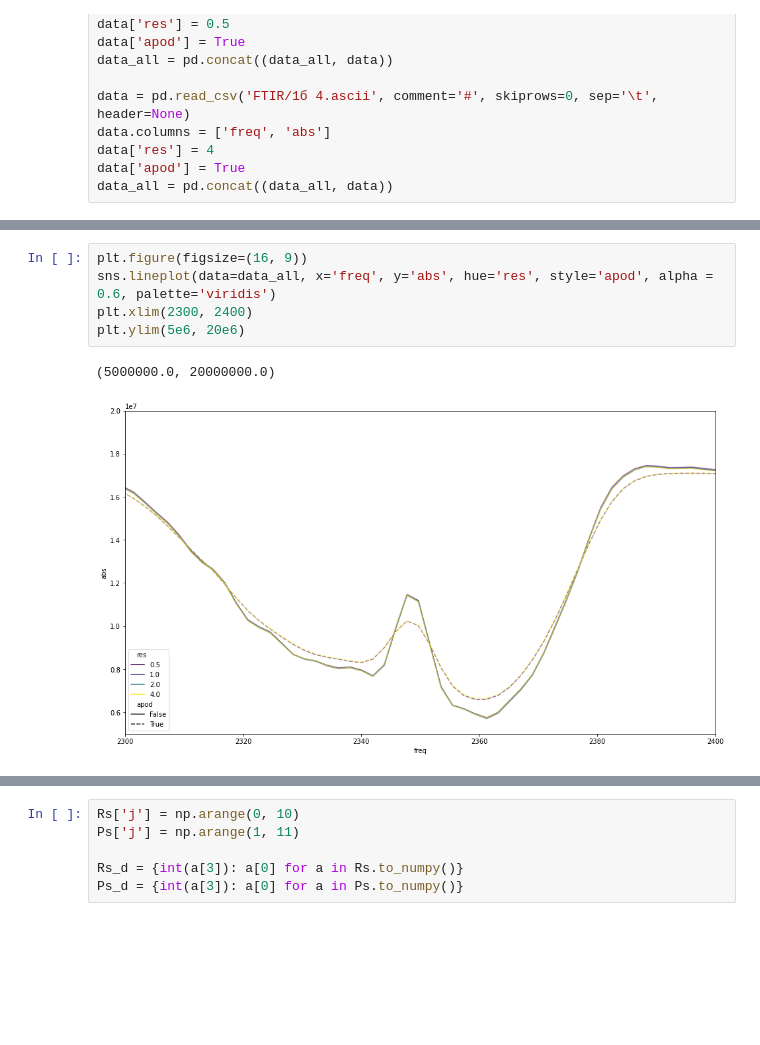
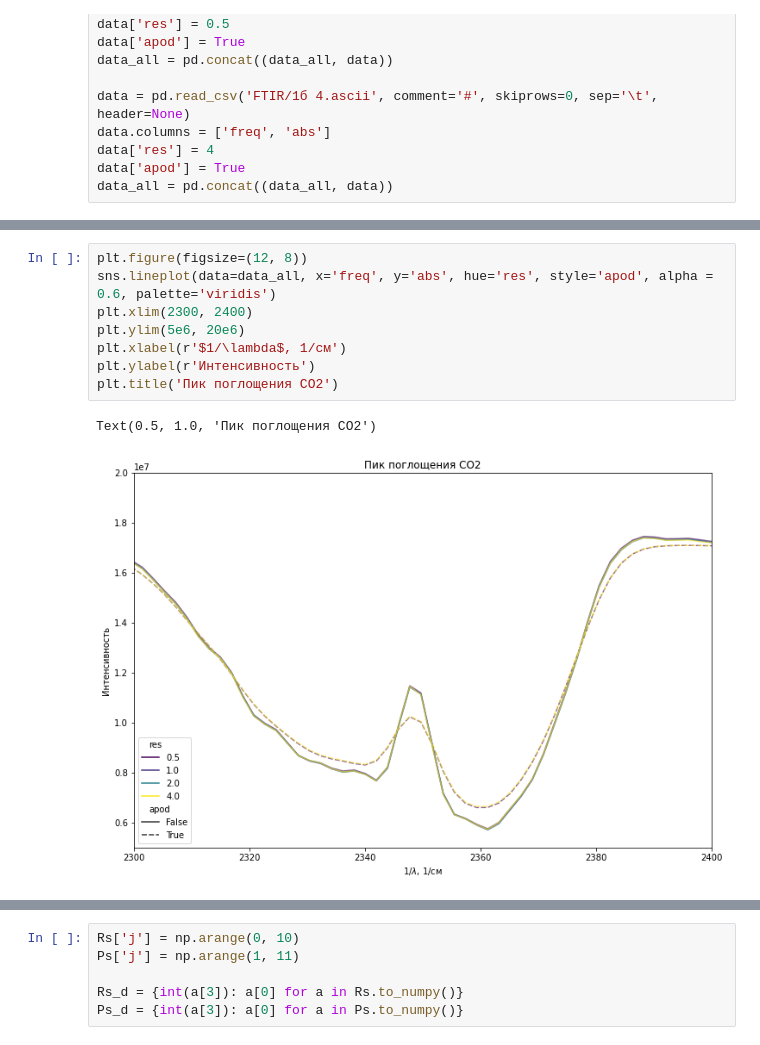
Before and after one commit to Redencon/Lapki, a Jupyter notebook: FTIR.ipynb, the cells around one changed output, grey strips where cells are left out. Saved outputs shown, nothing was run; the diff lists cells and outputs as text; blank space fills up the shorter version.

Commit message:
Added axes labels and titles for FTIR graphs

```diff
--- a/FTIR.ipynb
+++ b/FTIR.ipynb
@@ -44,11 +58,14 @@ data_all = pd.concat((data_all, data))
 # %%
-plt.figure(figsize=(16, 9))
+plt.figure(figsize=(12, 8))
 sns.lineplot(data=data_all, x='freq', y='abs', hue='res', style='apod', alpha = 0.6, palette='viridis')
 plt.xlim(2300, 2400)
 plt.ylim(5e6, 20e6)
+plt.xlabel(r'$1/\lambda$, 1/см')
+plt.ylabel(r'Интенсивность')
+plt.title('Пик поглощения CO2')
 # %% [output]
-(5000000.0, 20000000.0)
+Text(0.5, 1.0, 'Пик поглощения CO2')
-[figure, old version]
+[figure, new version]
 # %%
 data = pd.read_csv('FTIR/2 empty пустой рабочий (к опорному).ascii', comment='#', skiprows=0, sep='\t', header=None)
 data.columns = ['freq', 'abs']
```
Also changed, not shown: parts of 9 cells of this notebook.
